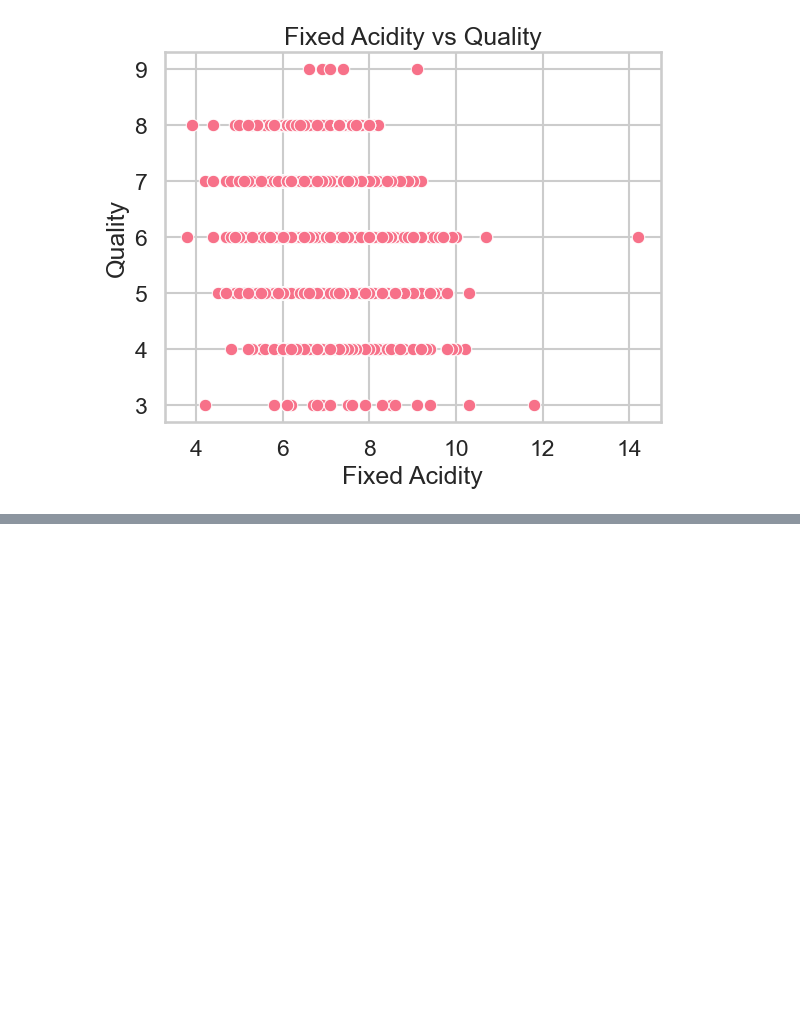
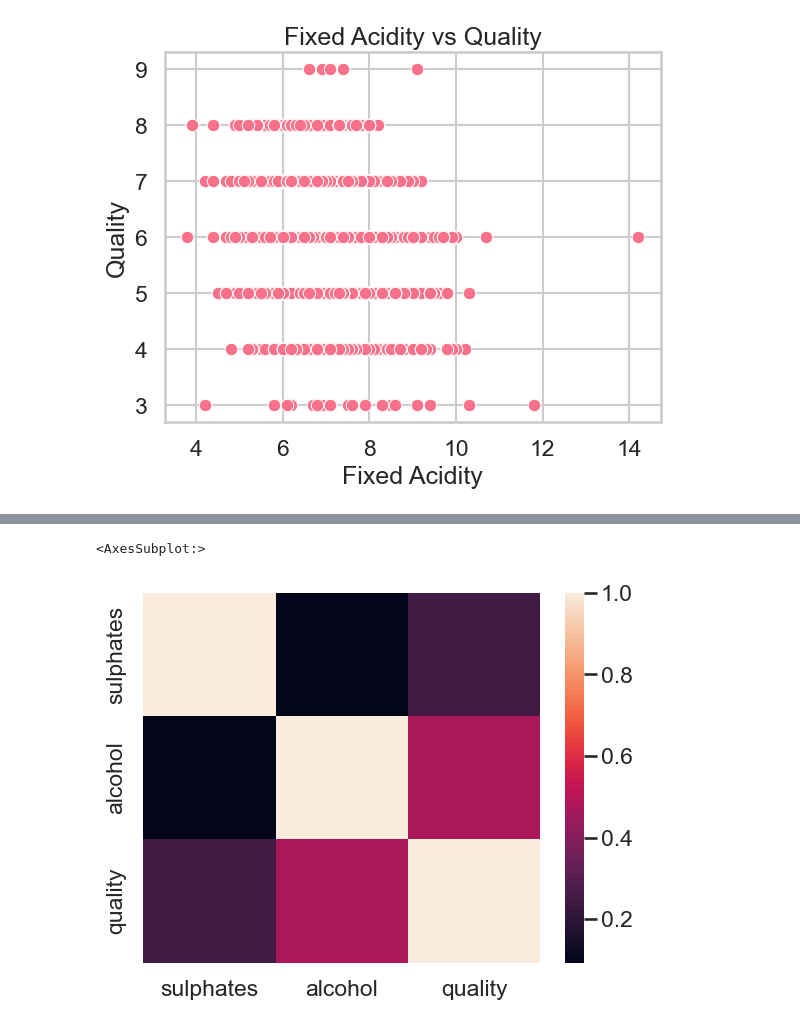
Before and after one commit to sfdatade/blueberry_winerys_project, a Jupyter notebook: BlueBerry_Winery_Project.ipynb, the cells around one changed output, grey strips where cells are left out. Saved outputs shown, nothing was run; the diff lists cells and outputs as text; code cells hidden in the pictures; blank space fills up the shorter version.

```diff
--- a/BlueBerry_Winery_Project.ipynb
+++ b/BlueBerry_Winery_Project.ipynb
@@ -626,0 +635,8 @@ Text(0, 0.5, 'Quality')
+# %%
+red_wine = red_wine[['sulphates', 'alcohol', 'quality']]
+red_wine.head()
+corr = red_wine.corr()
+sns.heatmap(corr)
+# %% [output]
+<AxesSubplot:>
+[figure, added]
```
Also changed, not shown: parts of 9 cells of this notebook.
